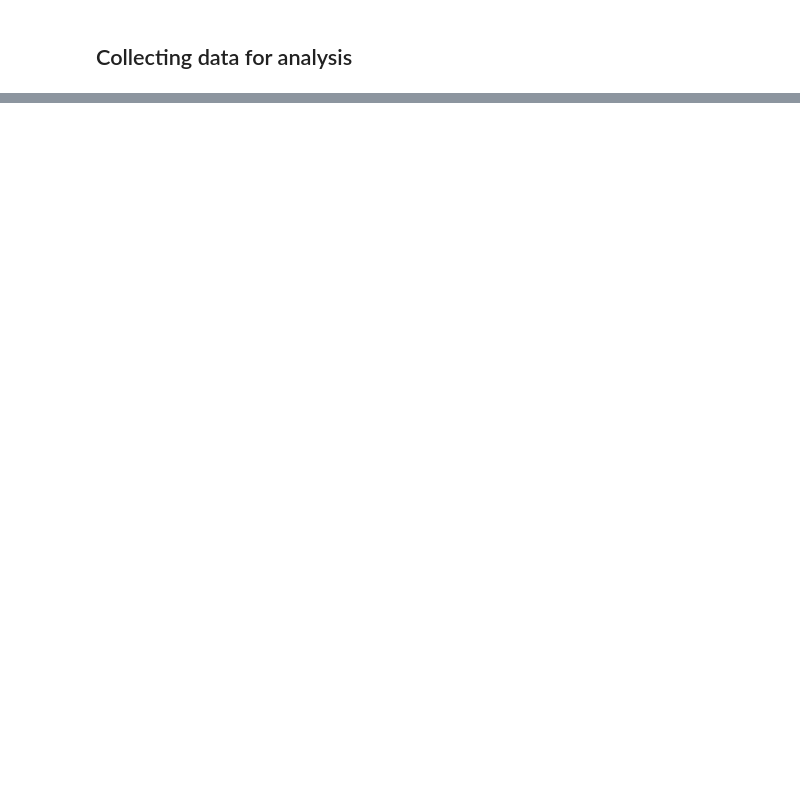
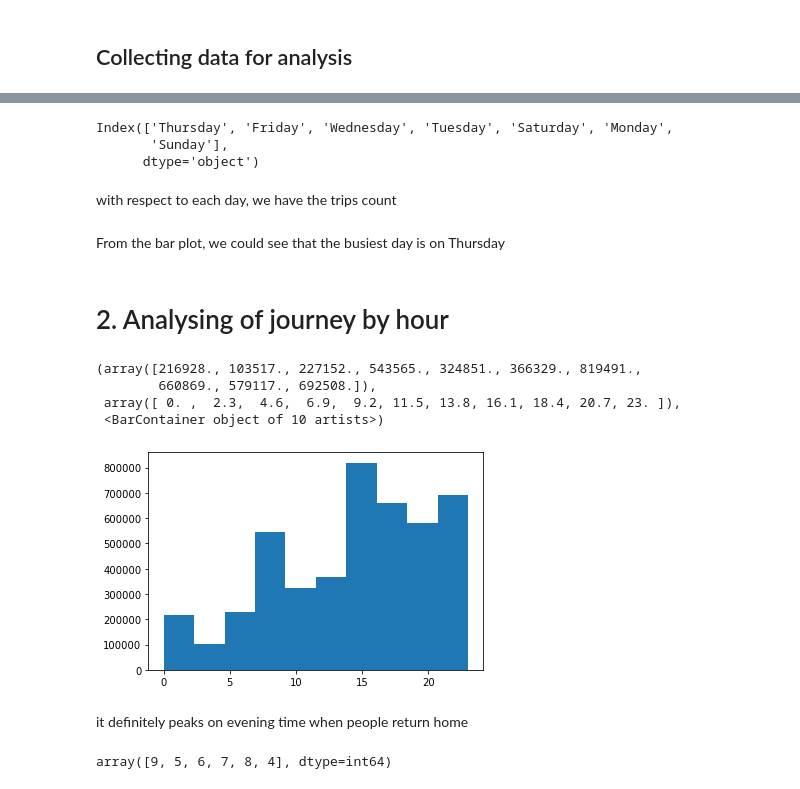
Before and after one commit to ThistleAna/Case-Study-Uber-Network, a Jupyter notebook: Case-Study-Uber-Network.ipynb, the cells around one changed output, grey strips where cells are left out. Drawn from its saved outputs; the diff is of its cells as text; code cells hidden in the pictures; blank space fills up the shorter version.

Commit message:
Analysis of Uber Network uploaded

```diff
--- a/Case-Study-Uber-Network.ipynb
+++ b/Case-Study-Uber-Network.ipynb
@@ -63,0 +128,8 @@ final.shape
+# %%
+df['day'] = df['Date/Time'].dt.day
+# %%
+df['minute'] = df['Date/Time'].dt.minute
+# %%
+df['month'] = df['Date/Time'].dt.month
+# %%
+df['hour'] =df['Date/Time'].dt.hour
@@ -63,0 +199,27 @@ final.shape
+# %%
+# x axis
+df['weekday'].value_counts().index
+# %% [output]
+Index(['Thursday', 'Friday', 'Wednesday', 'Tuesday', 'Saturday', 'Monday',
+       'Sunday'],
+      dtype='object')
+# %% [markdown]
+with respect to each day, we have the trips count
+# %% [markdown]
+From the bar plot, we could see that the busiest day is on Thursday
+# %% [markdown]
+# 2. Analysing of journey by hour
+# %%
+plt.hist(df['hour'])
+# %% [output]
+(array([216928., 103517., 227152., 543565., 324851., 366329., 819491.,
+        660869., 579117., 692508.]),
+ array([ 0. ,  2.3,  4.6,  6.9,  9.2, 11.5, 13.8, 16.1, 18.4, 20.7, 23. ]),
+ <BarContainer object of 10 artists>)
+[figure, added]
+# %% [markdown]
+it definitely peaks on evening time when people return home
+# %%
+df['month'].unique()
+# %% [output]
+array([9, 5, 6, 7, 8, 4], dtype=int64)
```
Also changed, not shown: parts of 38 cells of this notebook.
